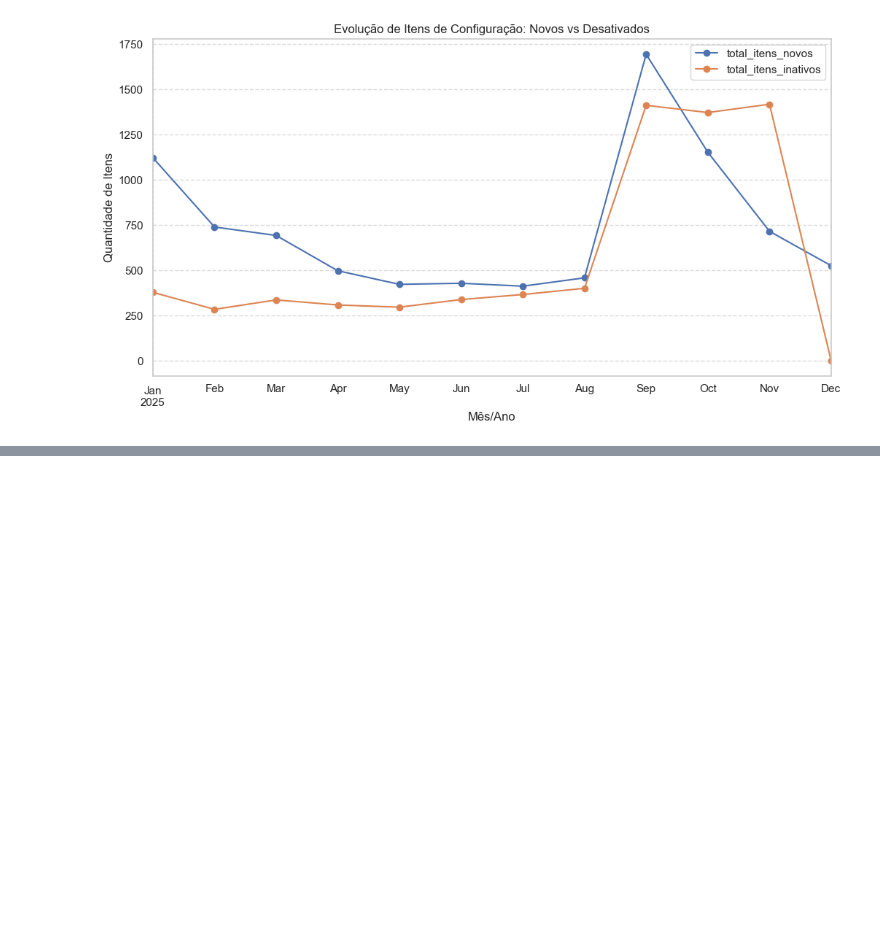
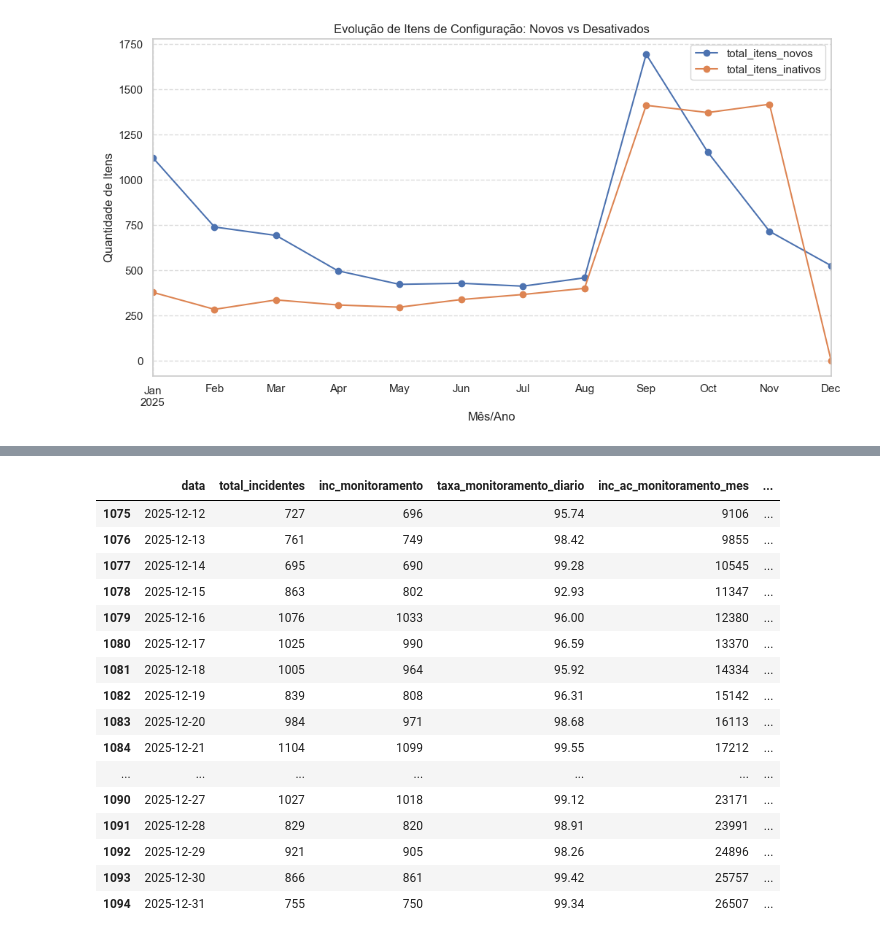
Before and after one commit to jffdevbr/challenge_locaweb, a Jupyter notebook: notebooks/data_exploration_target_behavior.ipynb, the cells around one changed output, grey strips where cells are left out. Cells and saved outputs as stored; diff of their text form; code cells hidden in the pictures; blank space fills up the shorter version.

```diff
--- a/notebooks/data_exploration_target_behavior.ipynb
+++ b/notebooks/data_exploration_target_behavior.ipynb
@@ -1361,6 +1363,11 @@ itens_config = df.groupby('Item de configuração').agg(
     inc_aberto_monitoramento_c2=('Aberto por', lambda x: ((x == "Monitoramento") & (df.loc[x.index, 'comportamento'] == 2)).sum()), # total de incidentes do IC abertos por monitoramento no comportamento 2
     inc_aberto_monitoramento_c3=('Aberto por', lambda x: ((x == "Monitoramento") & (df.loc[x.index, 'comportamento'] == 3)).sum()), # total de incidentes do IC abertos por monitoramento no comportamento 3
 
+    # Métricas de Status em C1/C2/C3 para entender se o item de configuração (IC) passou a ser mais encerrado automaticamente / sem intervenção humana ou não
+    inc_status_encerrado=('Status', lambda x: (x == "Encerrado").sum()), # total de incidentes do IC com status encerrado
+    inc_status_encerrado_automaticamente=('Status', lambda x: (x == "Encerrado Automaticamente").sum()), # total de incidentes do IC com status encerrado automaticamente
+    inc_status_encerrado_manual=('Status', lambda x: ((x == "Encerrado") & (df.loc[x.index, 'Aberto por'] != "Monitoramento")).sum())
+
 ).reset_index()
 
 itens_config['ciclo_vida_meses'] = itens_config['ciclo_vida_dias'] / 30 # ciclo de vida do IC em meses
@@ -1868,0 +1861,8 @@ plt.show()
+# %%
+df['data_encerrado'] = df['Encerrado'].dt.date
+df['data_resolvido'] = df['Resolvido'].dt.date
+df['data_encerrado'] = pd.to_datetime(df['data_encerrado'])
+df['data_resolvido'] = pd.to_datetime(df['data_resolvido'])
+df['data_encerrado'] = df['data_encerrado'].dt.normalize()
+df['data_resolvido'] = df['data_resolvido'].dt.normalize()
+df[['data','data_encerrado', 'data_resolvido']].info()
@@ -1868,0 +1880,3 @@ plt.show()
+# %%
+df['item_config_com_null'] = df['Item de configuração'].fillna('Sem IC')
+df.loc[df['Item de configuração'].isnull()][['item_config_com_null', 'Item de configuração']].head()
@@ -1868,0 +1902,45 @@ plt.show()
+# %%
+# Abertura por Monitoramento
+df_monitoramento = df.groupby('data').agg(
+    inc_monitoramento=('Aberto por', lambda x: (x == 'Monitoramento').sum()),
+).reset_index()
+
+# Join com df_diario
+df_diario = df_diario.merge(df_monitoramento, on='data', how='left')
+df_diario['inc_monitoramento'] = df_diario['inc_monitoramento'].fillna(0).astype(int)
+
+# Calculando o diario
+df_diario['taxa_monitoramento_diario'] = round((df_diario['inc_monitoramento'] / df_diario['total_incidentes'])*100, 2).fillna(0)
+
+# Calculando o acumulado mensal
+df_diario['inc_ac_monitoramento_mes'] = df_diario.groupby([
+    df_diario['data'].dt.year,
+    df_diario['data'].dt.month
+])['inc_monitoramento'].cumsum()
+
+df_diario['taxa_monitoramento_ac_mes'] = round((df_diario['inc_ac_monitoramento_mes']/ df_diario['inc_ac_mes'])*100, 2).fillna(0)
+
+# Calculando o acumulado geral
+df_diario['inc_ac_monitoramento_geral'] = df_diario['inc_monitoramento'].cumsum()
+df_diario['inc_ac_geral'] = df_diario['total_incidentes'].cumsum()
+df_diario['taxa_monitoramento_ac_geral'] = round((df_diario['inc_ac_monitoramento_geral'] / df_diario['inc_ac_geral']) * 100, 2).fillna(0)
+# %%
+df_diario[['data','total_incidentes', 'inc_monitoramento', 'taxa_monitoramento_diario', 'inc_ac_monitoramento_mes', 'taxa_monitoramento_ac_mes','inc_ac_monitoramento_geral', 'inc_ac_geral','taxa_monitoramento_ac_geral']].tail(20)
+# %% [output]
+|  | data | total_incidentes | inc_monitoramento | taxa_monitoramento_diario | inc_ac_monitoramento_mes | ... |
+| 1075 | 2025-12-12 | 727 | 696 | 95.74 | 9106 | ... |
+| 1076 | 2025-12-13 | 761 | 749 | 98.42 | 9855 | ... |
+| 1077 | 2025-12-14 | 695 | 690 | 99.28 | 10545 | ... |
+| 1078 | 2025-12-15 | 863 | 802 | 92.93 | 11347 | ... |
+| 1079 | 2025-12-16 | 1076 | 1033 | 96.00 | 12380 | ... |
+| 1080 | 2025-12-17 | 1025 | 990 | 96.59 | 13370 | ... |
+| 1081 | 2025-12-18 | 1005 | 964 | 95.92 | 14334 | ... |
+| 1082 | 2025-12-19 | 839 | 808 | 96.31 | 15142 | ... |
+| 1083 | 2025-12-20 | 984 | 971 | 98.68 | 16113 | ... |
+| 1084 | 2025-12-21 | 1104 | 1099 | 99.55 | 17212 | ... |
+| ... | ... | ... | ... | ... | ... | ... |
+| 1090 | 2025-12-27 | 1027 | 1018 | 99.12 | 23171 | ... |
+| 1091 | 2025-12-28 | 829 | 820 | 98.91 | 23991 | ... |
+| 1092 | 2025-12-29 | 921 | 905 | 98.26 | 24896 | ... |
+| 1093 | 2025-12-30 | 866 | 861 | 99.42 | 25757 | ... |
+| 1094 | 2025-12-31 | 755 | 750 | 99.34 | 26507 | ... |
```
Also changed, not shown: parts of 35 cells of this notebook, 1 other file.
